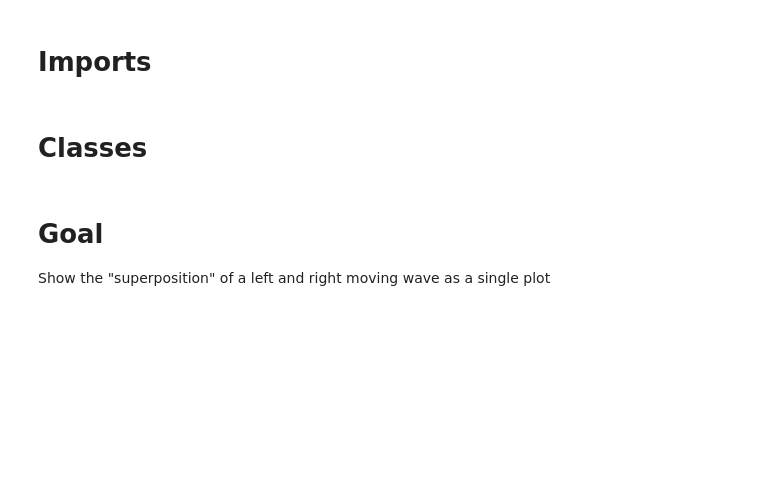
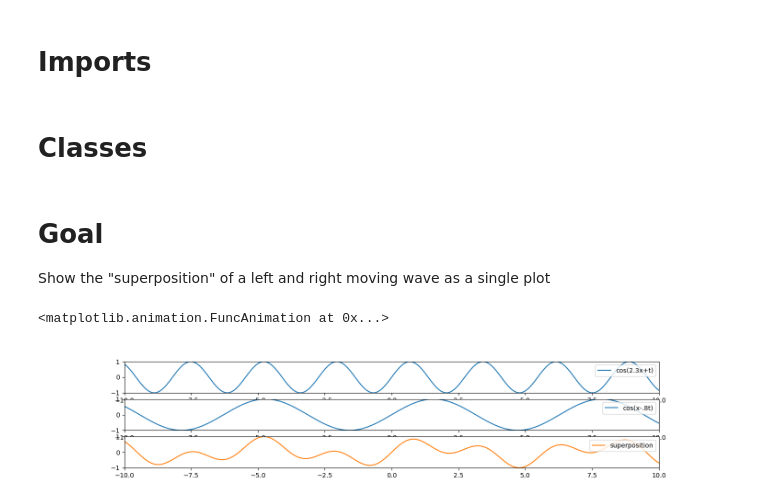
Before and after one commit to migueltorrescosta/notebooks, a Jupyter notebook: Quantum/Plotting 1D waves.ipynb, the cells around one changed output. Drawn from its saved outputs; the diff is of its cells as text; code cells hidden in the pictures; blank space fills up the shorter version.

```diff
--- a/Quantum/Plotting 1D waves.ipynb
+++ b/Quantum/Plotting 1D waves.ipynb
@@ -57 +108,9 @@ Show the "superposition" of a left and right moving wave as a single plot
+# %%
+plot_superposition([
+    Wave(trigonometric_wave_function(space_frequency=2.3), label="cos(2.3x+t)"),
+    Wave(trigonometric_wave_function(time_frequency=-.8), label="cos(x-.8t)"),
+])
+# %% [output]
+<matplotlib.animation.FuncAnimation at 0x...>
+[figure, added]
 # %%
```
Also changed, not shown: parts of 9 cells of this notebook.
